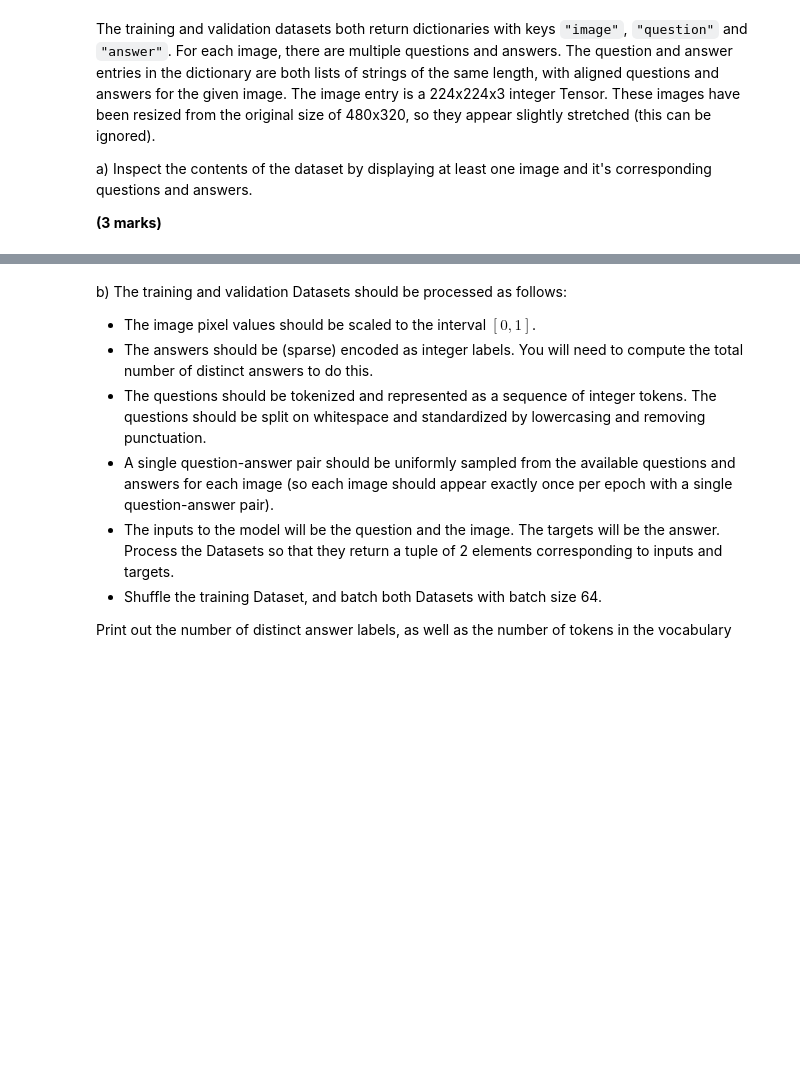
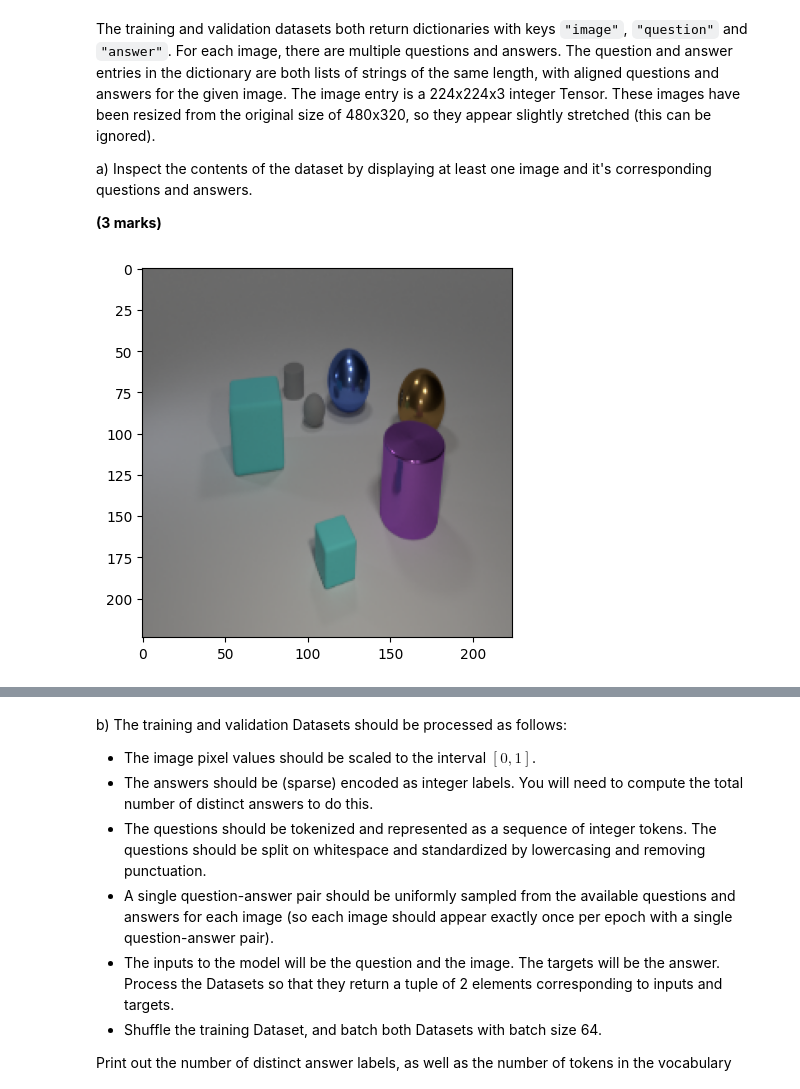
Before and after one commit to frasermartinx/DL, a Jupyter notebook: Week 7/DL_CW2_02476922/DL_CW2_02476922.ipynb, the cells around one changed output, grey strips where cells are left out. Cells and saved outputs as stored; diff of their text form; code cells hidden in the pictures; blank space fills up the shorter version.

Commit message:
CW first 2 qs

```diff
--- a/Week 7/DL_CW2_02476922/DL_CW2_02476922.ipynb
+++ b/Week 7/DL_CW2_02476922/DL_CW2_02476922.ipynb
@@ -46,10 +47,10 @@ The original dataset consists of a training set of 70,000 images and 699,989 que
 
 The data is stored in TFRecord format, which is a data format that is efficient for TensorFlow to work with. You can read about the TFRecord format [here](https://www.tensorflow.org/tutorials/load_data/tfrecord) if you are interested, but there is no need to find out about TFRecord for this assessment. The code to read in the TFRecord data to Dataset objects is provided for you below.
 # %%
-train_ds = tf.data.TFRecordDataset([os.path.join('data', 'train', f)
-                                    for f in os.listdir(os.path.join('data', 'train')) if f.endswith('tfrecords')])
-val_ds = tf.data.TFRecordDataset([os.path.join('data', 'val', f)
-                                    for f in os.listdir(os.path.join('data', 'val')) if f.endswith('tfrecords')])
+train_ds = tf.data.TFRecordDataset([os.path.join('../../../data_CW2/data', 'train', f)
+                                    for f in os.listdir(os.path.join('../../../data_CW2/data', 'train')) if f.endswith('tfrecords')])
+val_ds = tf.data.TFRecordDataset([os.path.join('../../../data_CW2/data', 'val', f)
+                                    for f in os.listdir(os.path.join('../../../data_CW2/data', 'val')) if f.endswith('tfrecords')])
 # %%
 # The following helper function will parse the TFRecord files to return a dictionary of TensorFlow objects
 
@@ -83,3 +88,12 @@ The training and validation datasets both return dictionaries with keys `"image"
 a) Inspect the contents of the dataset by displaying at least one image and it's corresponding questions and answers.
 
 **(3 marks)**
+# %%
+for ele in train_ds.take(1):
+    eg_q, eg_a, eg_i = ele["question"], ele["answer"], ele["image"]
+# %%
+# First, we show the example image
+plt.imshow(eg_i)
+plt.show()
+# %% [output]
+[figure, added]
```
Also changed, not shown: parts of 35 cells of this notebook.
